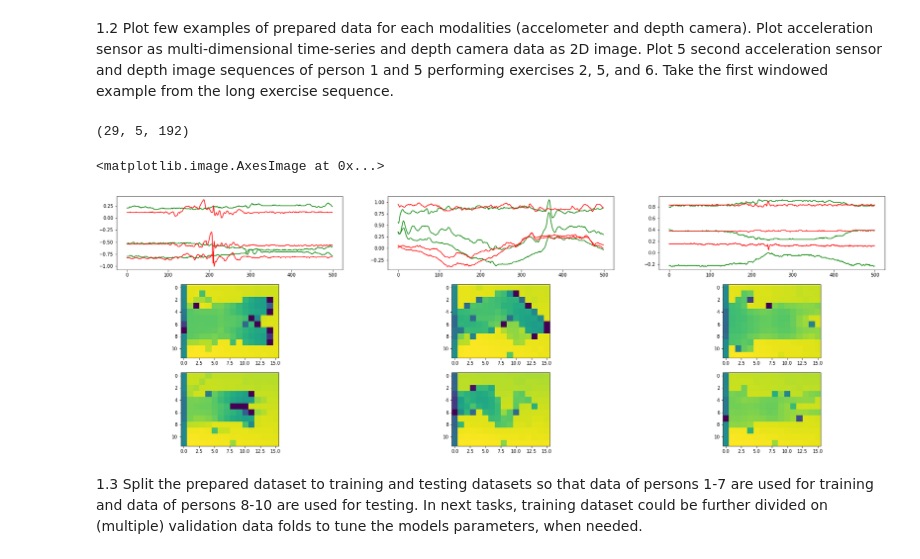
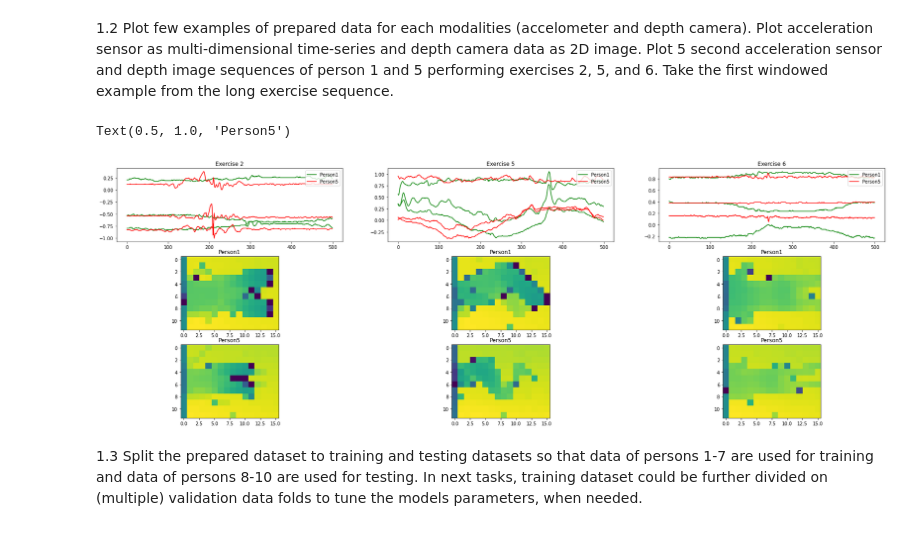
Before and after one commit to MAHA06/Multi-Modal-Project, a Jupyter notebook: project-work-MEx-classification.ipynb, the cells around one changed output. Cells and saved outputs as stored; diff of their text form; code cells hidden in the pictures.

```diff
--- a/project-work-MEx-classification.ipynb
+++ b/project-work-MEx-classification.ipynb
@@ -196,45 +172,56 @@ Problem at  1 6
 import matplotlib.pyplot as plt
 t=range(0,500)
 f = plt.figure(figsize=(30,10))
 f.add_subplot(3, 3, 1)
-plt.plot(t,windowed_data[0][0,1][0], 'g')
-plt.plot(t,windowed_data[0][4,1][0], 'r')
+plt.title('Exercise 2')
+lines_p1 = plt.plot(t,windowed_data[0][0,1][0], 'g')
+lines_p2 = plt.plot(t,windowed_data[0][4,1][0], 'r')
+plt.legend((lines_p1[0], lines_p2[0]), ('Person1', 'Person5'), loc=1)
 
 f.add_subplot(3, 3, 2)
-plt.plot(t,windowed_data[0][0,4][0], 'g')
-plt.plot(t,windowed_data[0][4,4][0], 'r')
+plt.title('Exercise 5')
+lines_p1 = plt.plot(t,windowed_data[0][0,4][0], 'g')
+lines_p2 = plt.plot(t,windowed_data[0][4,4][0], 'r')
+plt.legend((lines_p1[0], lines_p2[0]), ('Person1', 'Person5'), loc=1)
 
 f.add_subplot(3, 3, 3)
-plt.plot(t,windowed_data[0][0,5][0], 'g')
-plt.plot(t,windowed_data[0][4,5][0], 'r')
+plt.title('Exercise 6')
+lines_p1 = plt.plot(t,windowed_data[0][0,5][0], 'g')
+lines_p2 = plt.plot(t,windowed_data[0][4,5][0], 'r')
+plt.legend((lines_p1[0], lines_p2[0]), ('Person1', 'Person5'), loc=1)
 
 f.add_subplot(3, 3, 4)
-# print(windowed_data[1][4,5][0,0].shape)
 image=windowed_data[1][0,1][0,0].reshape((12,16))
+plt.title('Person1')
 plt.imshow(image)
+
 f.add_subplot(3, 3, 7)
 image=windowed_data[1][4,1][0,0].reshape((12,16))
+plt.title('Person5')
 plt.imshow(image)
 
 f.add_subplot(3, 3, 5)
-# print(windowed_data[1][4,5][0,0].shape)
 image=windowed_data[1][0,4][0,0].reshape((12,16))
 plt.imshow(image)
+plt.title('Person1')
+
 f.add_subplot(3, 3, 8)
 image=windowed_data[1][4,4][0,0].reshape((12,16))
 plt.imshow(image)
+plt.title('Person5')
 
 f.add_subplot(3, 3, 6)
-print(windowed_data[1][0,5].shape)
 image=windowed_data[1][0,5][0,0].reshape((12,16))
 plt.imshow(image)
+plt.title('Person1')
+
 f.add_subplot(3, 3, 9)
 image=windowed_data[1][4,5][0,0].reshape((12,16))
 plt.imshow(image)
+plt.title('Person5')
 # %% [output]
-(29, 5, 192)
+Text(0.5, 1.0, 'Person5')
-<matplotlib.image.AxesImage at 0x...>
-[figure, old version]
+[figure, new version]
 # %% [markdown]
 1.3 Split the prepared dataset to training and testing datasets so that data of persons 1-7 are used for training and data of persons 8-10 are used for testing. In next tasks, training dataset could be further divided on (multiple) validation data folds to tune the models parameters, when needed.
 # %%
```
Also changed, not shown: parts of 21 cells of this notebook.
